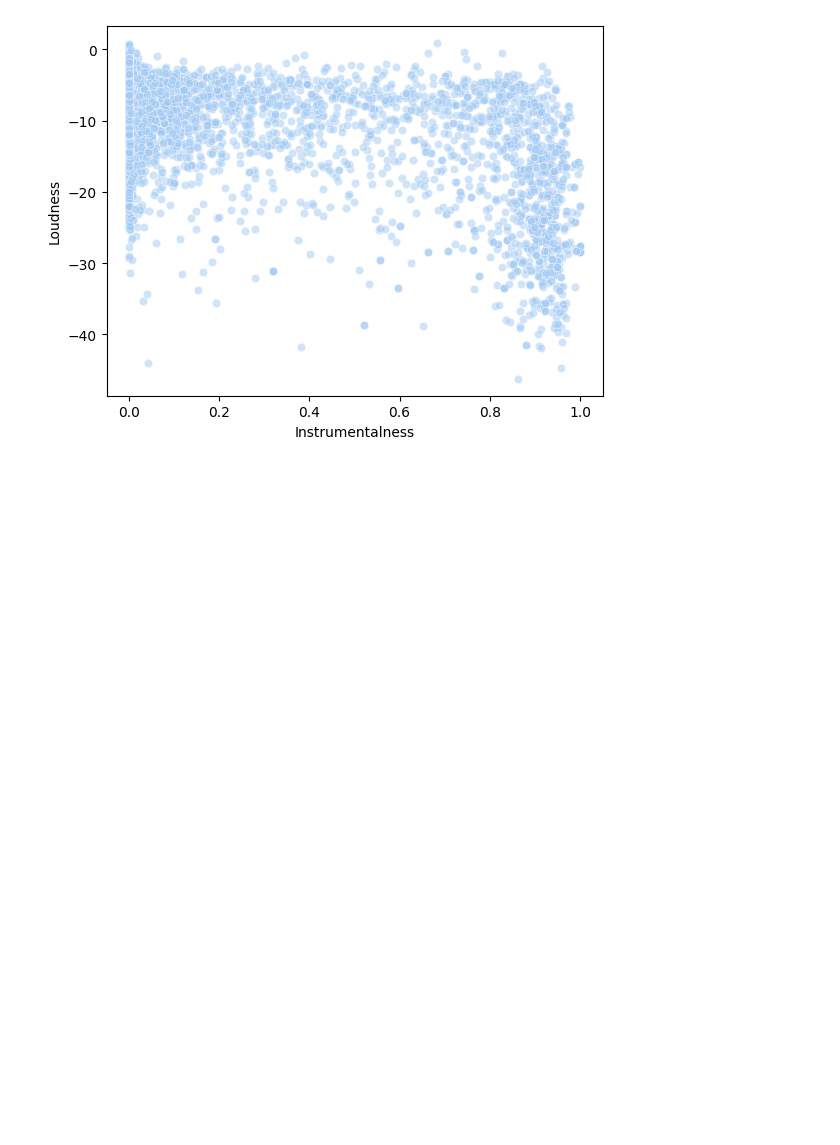
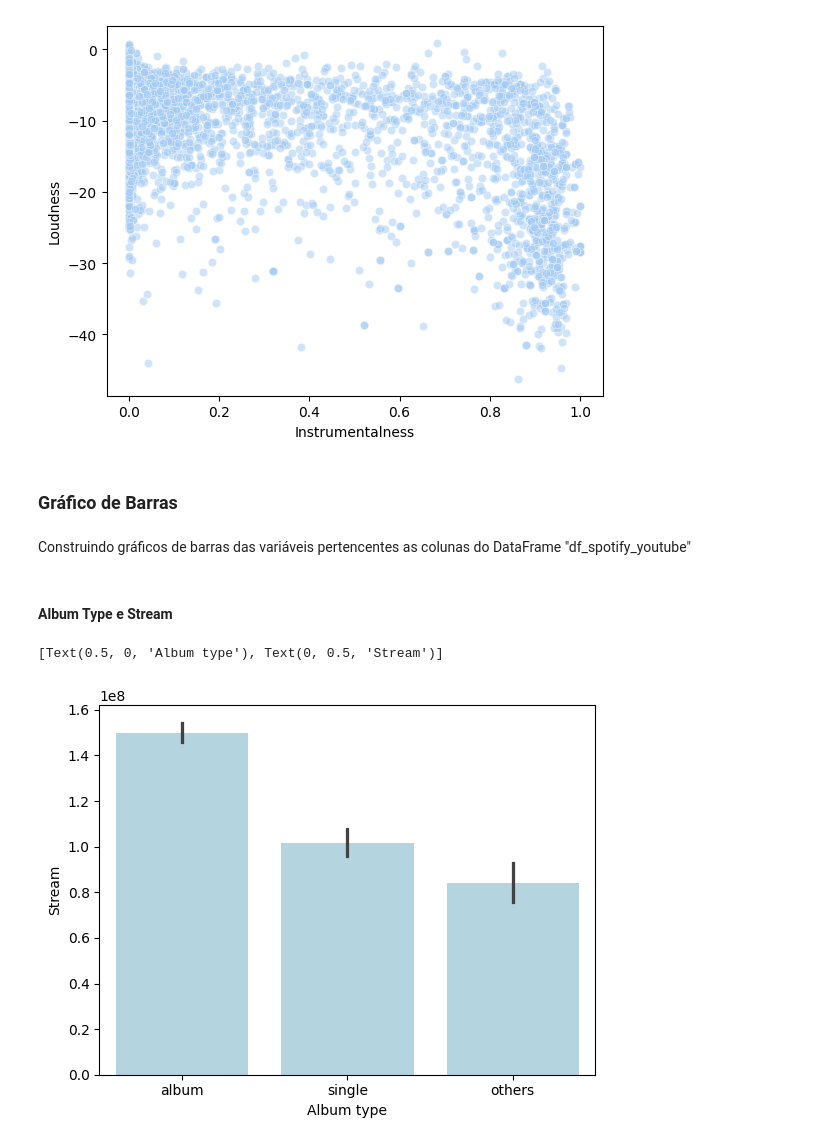
Before and after one commit to sylrod569/Projeto-ICD---An-lise-de-Dados-do-Spotify-Youtube, a Jupyter notebook: tratamento_de_dados.ipynb, the cells around one changed output. Cells and saved outputs as stored; diff of their text form; code cells hidden in the pictures; blank space fills up the shorter version.

Commit message:
adicionando gráfico de barras

```diff
--- a/tratamento_de_dados.ipynb
+++ b/tratamento_de_dados.ipynb
@@ -332,3 +332,18 @@ sns.scatterplot(data=df_spotify_youtube_num,x='Instrumentalness',y='Loudness',al
 # %% [output]
 <Axes: xlabel='Instrumentalness', ylabel='Loudness'>
 [figure]
+# %% [markdown]
+### Gráfico de Barras
+# %% [markdown]
+Construindo gráficos de barras das variáveis pertencentes as colunas do DataFrame "df_spotify_youtube"
+# %% [markdown]
+#### Album Type e Stream
+# %%
+df_spotify_youtube = pd.read_csv("../Projeto_ICD-Analise_de_Dados_do_Spotify_e_Youtube/Spotify_Youtube.csv")
+df_spotify_youtube['Album_type'] = df_spotify_youtube['Album_type'].replace('compilation', 'others')
+sns.barplot(data=df_spotify_youtube,x="Album_type",y="Stream",color='#ADD8E6')
+a=sns.barplot(data=df_spotify_youtube,x="Album_type",y="Stream",color='#ADD8E6')
+a.set(xlabel='Album type',ylabel='Stream')
+# %% [output]
+[Text(0.5, 0, 'Album type'), Text(0, 0.5, 'Stream')]
+[figure, added]
```
Also changed, not shown: parts of 6 cells of this notebook.
